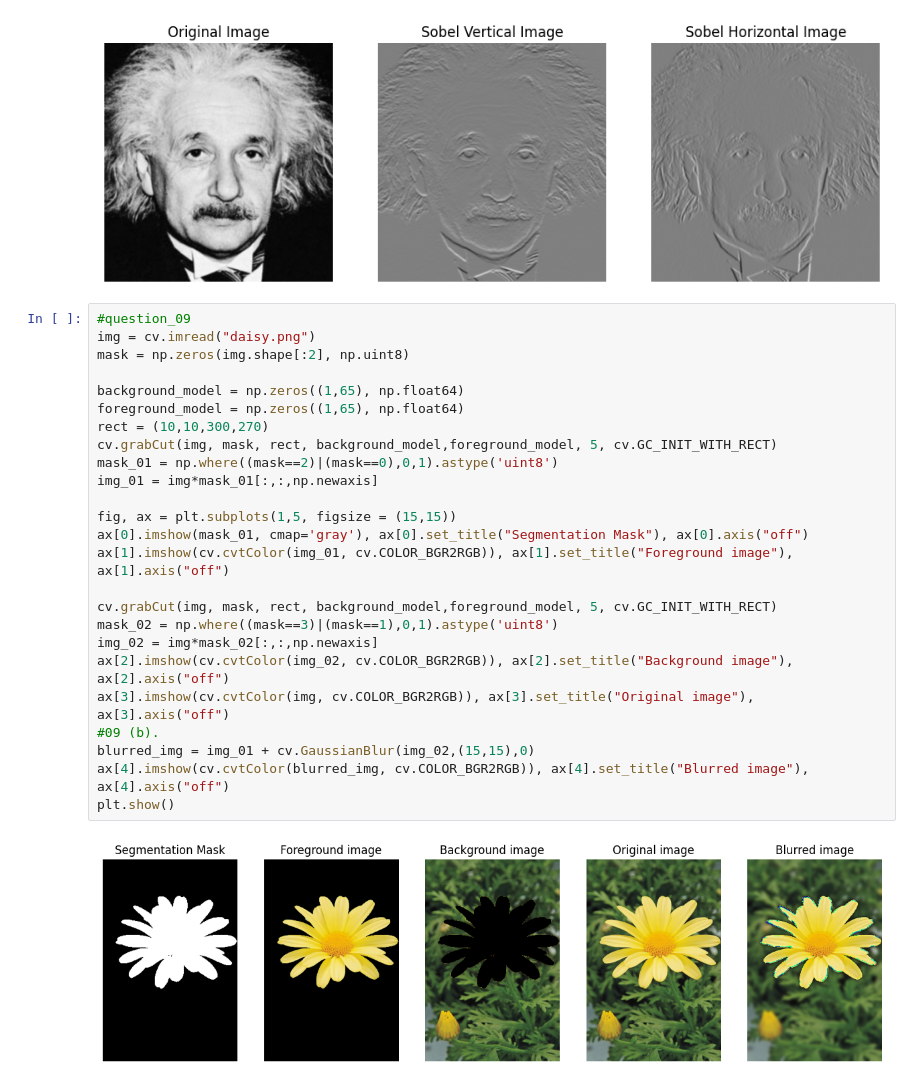
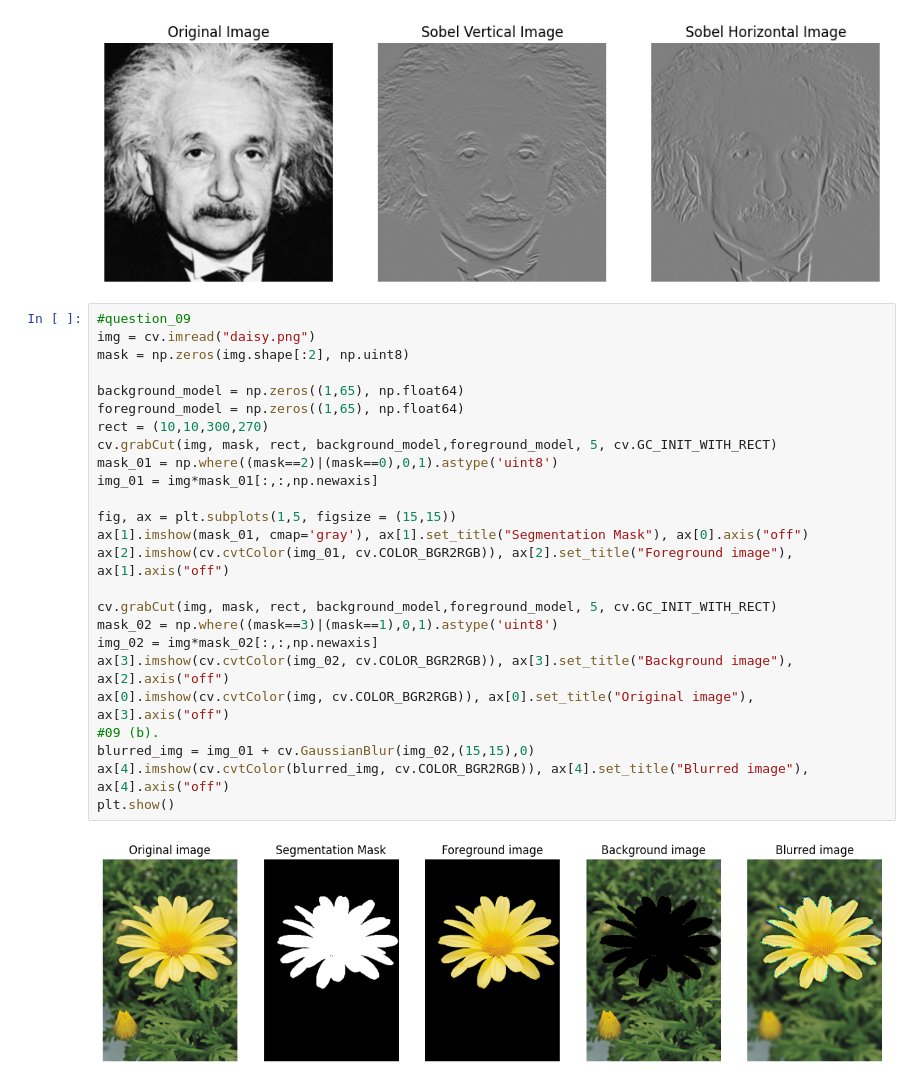
Before and after one commit to chathuwijethunga/EN3160_A_01, a Jupyter notebook: A_01.ipynb, the cells around one changed output. Saved outputs shown, nothing was run; the diff lists cells and outputs as text.

```diff
--- a/A_01.ipynb
+++ b/A_01.ipynb
@@ -204,27 +204,27 @@ plt.show()
 # %%
 #question_09
 img = cv.imread("daisy.png")
 mask = np.zeros(img.shape[:2], np.uint8)
 
 background_model = np.zeros((1,65), np.float64)
 foreground_model = np.zeros((1,65), np.float64)
 rect = (10,10,300,270)
 cv.grabCut(img, mask, rect, background_model,foreground_model, 5, cv.GC_INIT_WITH_RECT)
 mask_01 = np.where((mask==2)|(mask==0),0,1).astype('uint8')
 img_01 = img*mask_01[:,:,np.newaxis]
 
 fig, ax = plt.subplots(1,5, figsize = (15,15))
-ax[0].imshow(mask_01, cmap='gray'), ax[0].set_title("Segmentation Mask"), ax[0].axis("off")
-ax[1].imshow(cv.cvtColor(img_01, cv.COLOR_BGR2RGB)), ax[1].set_title("Foreground image"), ax[1].axis("off")
+ax[1].imshow(mask_01, cmap='gray'), ax[1].set_title("Segmentation Mask"), ax[0].axis("off")
+ax[2].imshow(cv.cvtColor(img_01, cv.COLOR_BGR2RGB)), ax[2].set_title("Foreground image"), ax[1].axis("off")
 
 cv.grabCut(img, mask, rect, background_model,foreground_model, 5, cv.GC_INIT_WITH_RECT)
 mask_02 = np.where((mask==3)|(mask==1),0,1).astype('uint8')
 img_02 = img*mask_02[:,:,np.newaxis]
-ax[2].imshow(cv.cvtColor(img_02, cv.COLOR_BGR2RGB)), ax[2].set_title("Background image"), ax[2].axis("off")
-ax[3].imshow(cv.cvtColor(img, cv.COLOR_BGR2RGB)), ax[3].set_title("Original image"), ax[3].axis("off")
+ax[3].imshow(cv.cvtColor(img_02, cv.COLOR_BGR2RGB)), ax[3].set_title("Background image"), ax[2].axis("off")
+ax[0].imshow(cv.cvtColor(img, cv.COLOR_BGR2RGB)), ax[0].set_title("Original image"), ax[3].axis("off")
 #09 (b).
 blurred_img = img_01 + cv.GaussianBlur(img_02,(15,15),0)
 ax[4].imshow(cv.cvtColor(blurred_img, cv.COLOR_BGR2RGB)), ax[4].set_title("Blurred image"), ax[4].axis("off")
 plt.show()
 # %% [output]
-[figure, old version]
+[figure, new version]
```
